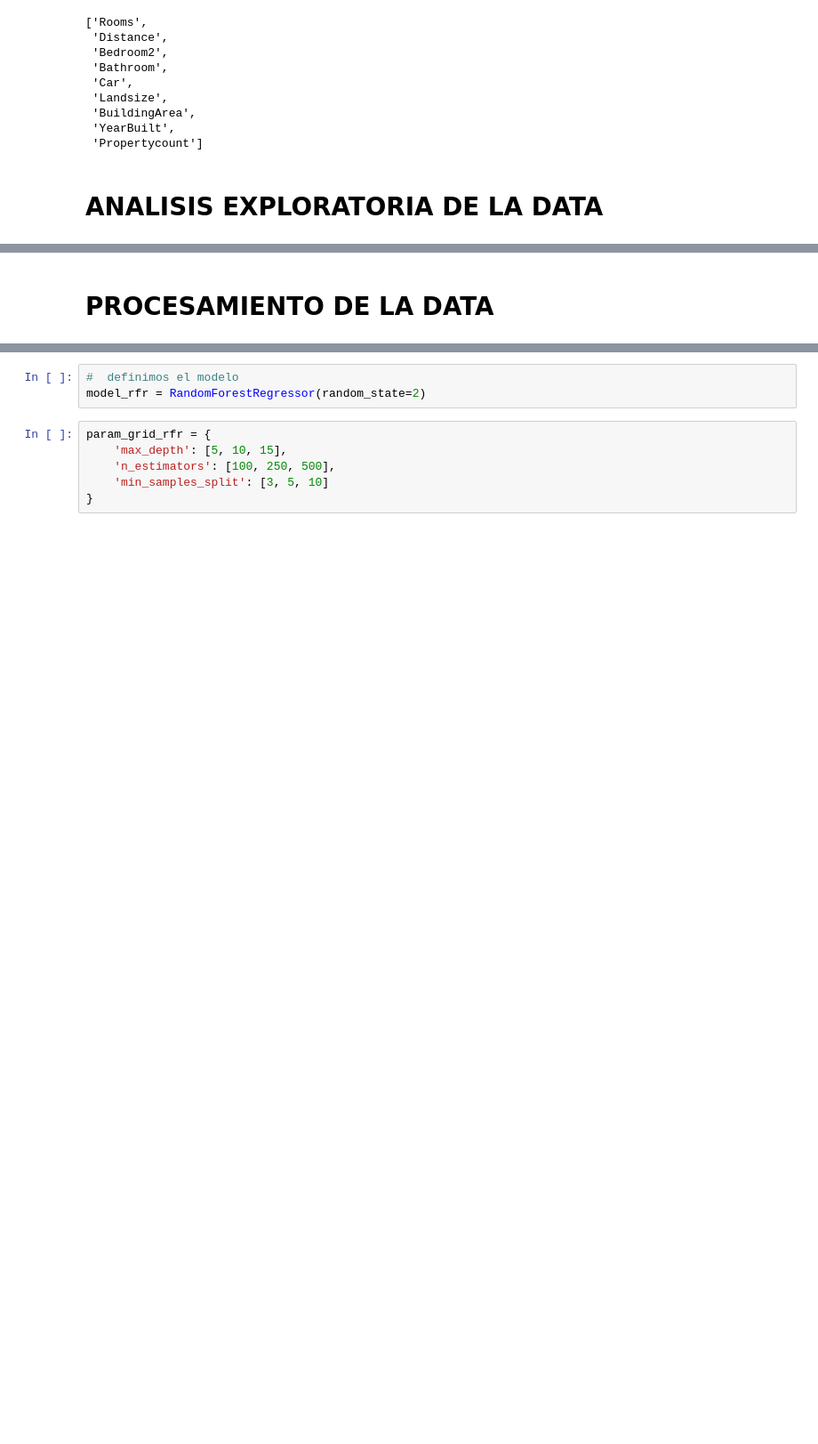
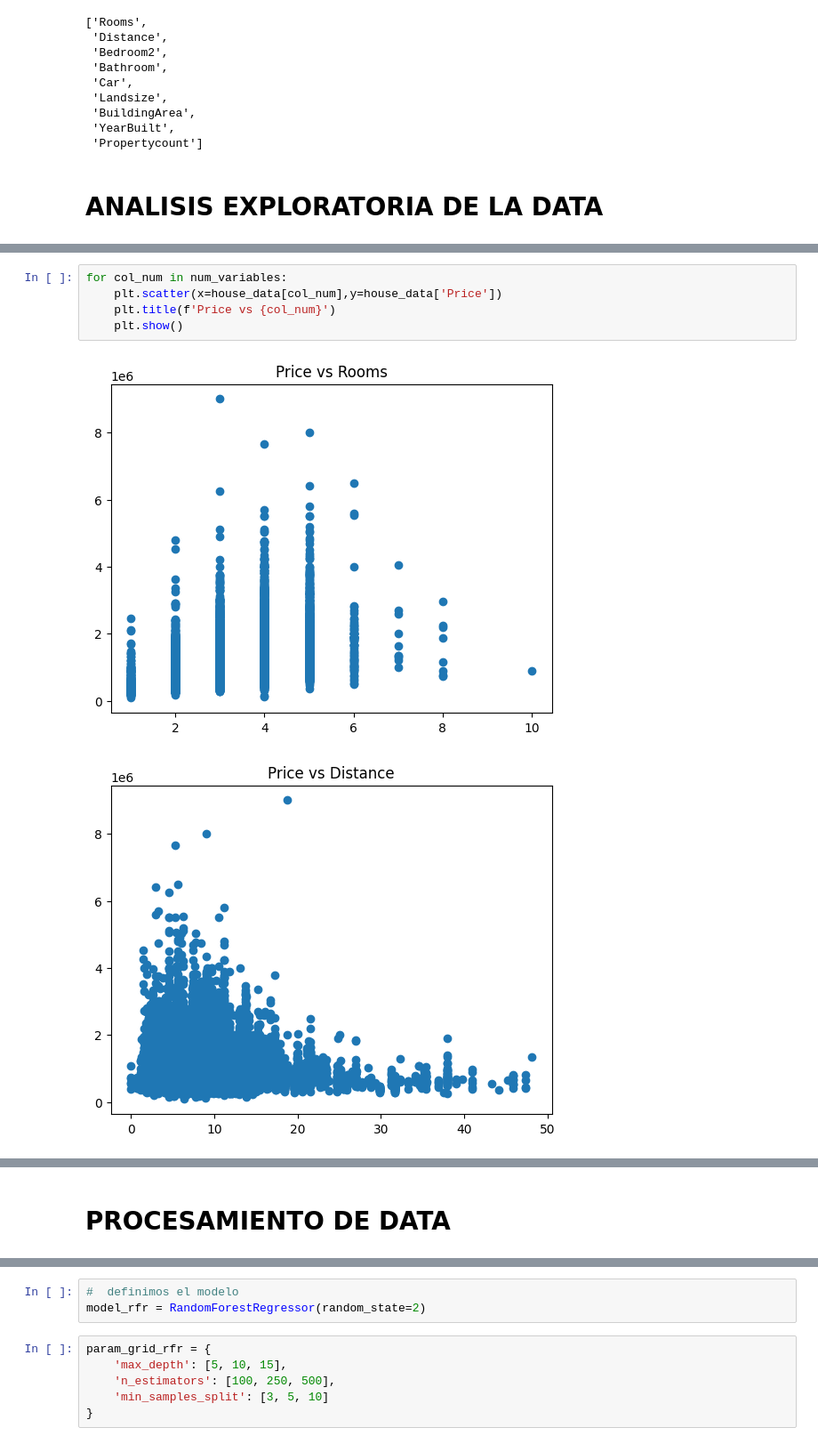
Before and after one commit to Nimbus-commints/Data-Science-Proyectos, a Jupyter notebook: Prediccion de Precios de Casas/Prediccion_Casas.ipynb, the cells around one changed output, grey strips where cells are left out. Shown at 89% size. Saved outputs shown, nothing was run; the diff lists cells and outputs as text; blank space fills up the shorter version.

```diff
--- a/Prediccion de Precios de Casas/Prediccion_Casas.ipynb
+++ b/Prediccion de Precios de Casas/Prediccion_Casas.ipynb
@@ -79,0 +98,8 @@ num_variables
+# %%
+for col_num in num_variables:
+    plt.scatter(x=house_data[col_num],y=house_data['Price'])
+    plt.title(f'Price vs {col_num}')
+    plt.show()
+# %% [output]
+[figure, added]
+[figure, added]
@@ -80,5 +113,5 @@ num_variables
 # %% [markdown]
-# PROCESAMIENTO DE LA DATA
+# PROCESAMIENTO DE DATA
 # %%
 # Creacion del PIPELINE con el metodo de IMPUTER para llenar los datos nulos
 from sklearn.impute import SimpleImputer
```
Also changed, not shown: parts of 14 cells of this notebook.
